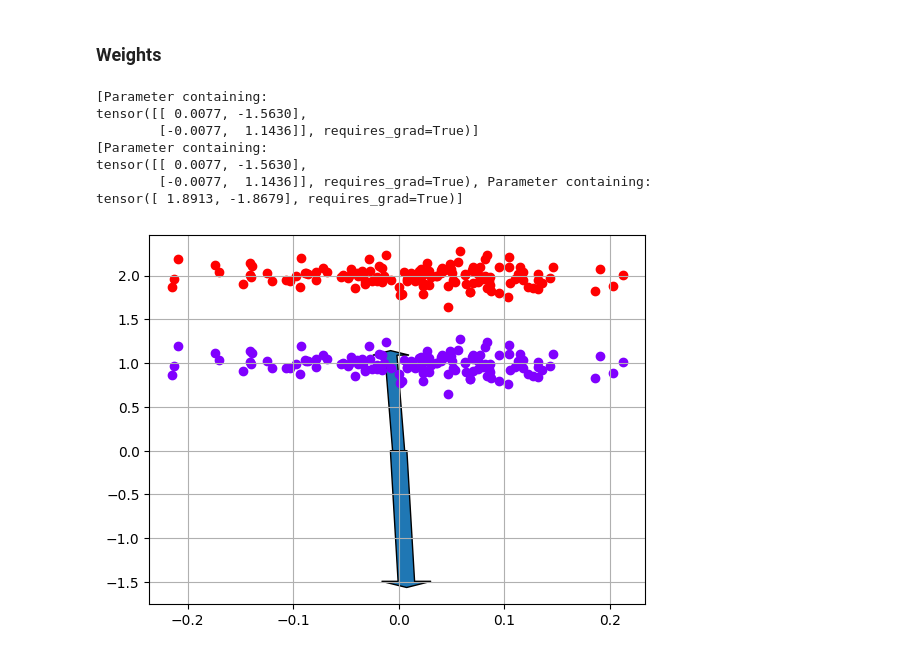
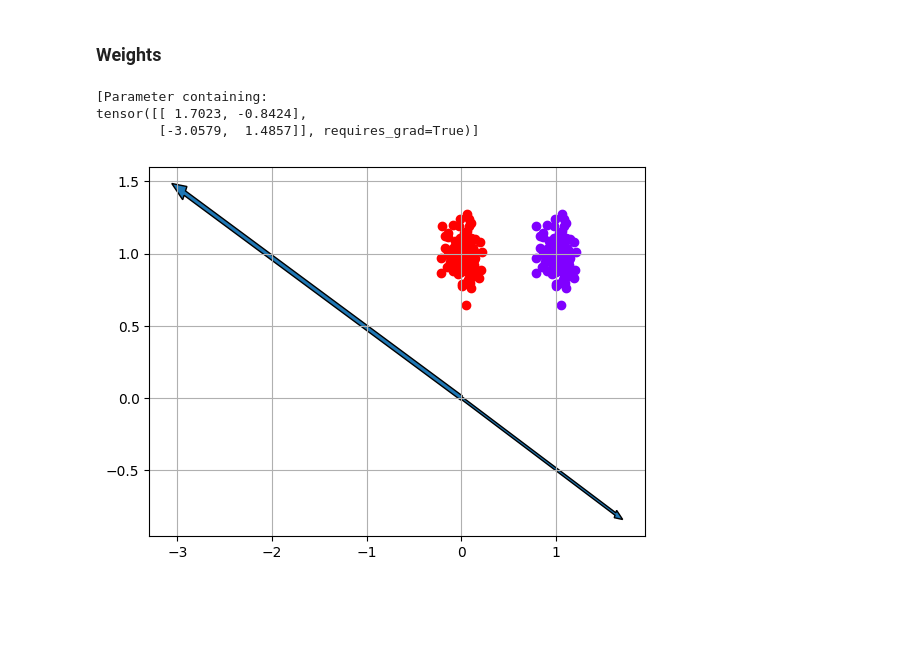
Before and after one commit to Dalsaetra/unitary_memory_indexing_recreated, a Jupyter notebook: notebooks/main.ipynb, the cells around one changed output. Cells and saved outputs as stored; diff of their text form; code cells hidden in the pictures; blank space fills up the shorter version.

```diff
--- a/notebooks/main.ipynb
+++ b/notebooks/main.ipynb
@@ -21,8 +21,8 @@ from datagen import DataGen
 n_categories = 2
 n_p = 128 # points_per_category
 
-datatype = "parallel"
-as_pos = np.array([1,-1])
+datatype = "manual"
+as_pos = np.array([[1,1],[0,1]])
 dataclass = DataGen(n_categories, n_p, scale=1, name=datatype, seed=1234, as_pos=as_pos)
 centers,data,labels = dataclass.centers,dataclass.data,dataclass.labels
 
@@ -53,8 +53,8 @@ training_loader = torch.utils.data.DataLoader(training_data, batch_size=BATCH_SI
 # %% [markdown]
 ### Create model
 # %%
-# model = UMI_SVB_soft(2,n_categories,lr=1e-3)
-model = UMI_L2(2,n_categories,lr=1e-3,bias=False)
+# model = UMI_L2(2,n_categories,lr=1e-3)
+model = UMI_Jacobi(2,n_categories,lr=1e-2,bias=False,decay=0.0001)
 
 summary(model,input_size=(1,2))
 # %% [output]
@@ -164,31 +168,28 @@ Accuracy: 1.00
 # %%
 w = []
 
 for param in model.parameters():
     w.append(param)
     print(w)
 
 w_np = w[0].detach().numpy()
-bias = w[1].detach().numpy()
+if len(w) > 1:
+    bias = w[1].detach().numpy()
 
 for w in w_np:
     w_len = np.linalg.norm(w)
     width = 0.01*w_len
     plt.arrow(0,0,w[0],w[1],length_includes_head=True,width=width)
 
 colors = cm.rainbow(np.linspace(0,1,n_categories))
 
 for col,center,i in zip(colors,centers,range(n_categories)):
     plt.scatter(data[i*n_p:(i+1)*n_p,0],data[i*n_p:(i+1)*n_p,1],color=col)
     # plt.arrow(0,0,center[0],center[1],length_includes_head=True,width=0.01,color=(0,0,0,0.5))
 
 plt.grid()
 # %% [output]
 [Parameter containing:
-tensor([[ 0.0077, -1.5630],
-        [-0.0077,  1.1436]], requires_grad=True)]
-[Parameter containing:
-tensor([[ 0.0077, -1.5630],
-        [-0.0077,  1.1436]], requires_grad=True), Parameter containing:
-tensor([ 1.8913, -1.8679], requires_grad=True)]
+tensor([[ 1.7023, -0.8424],
+        [-3.0579,  1.4857]], requires_grad=True)]
-[figure, old version]
+[figure, new version]
```
Also changed, not shown: parts of 7 cells of this notebook, 1 other file.
